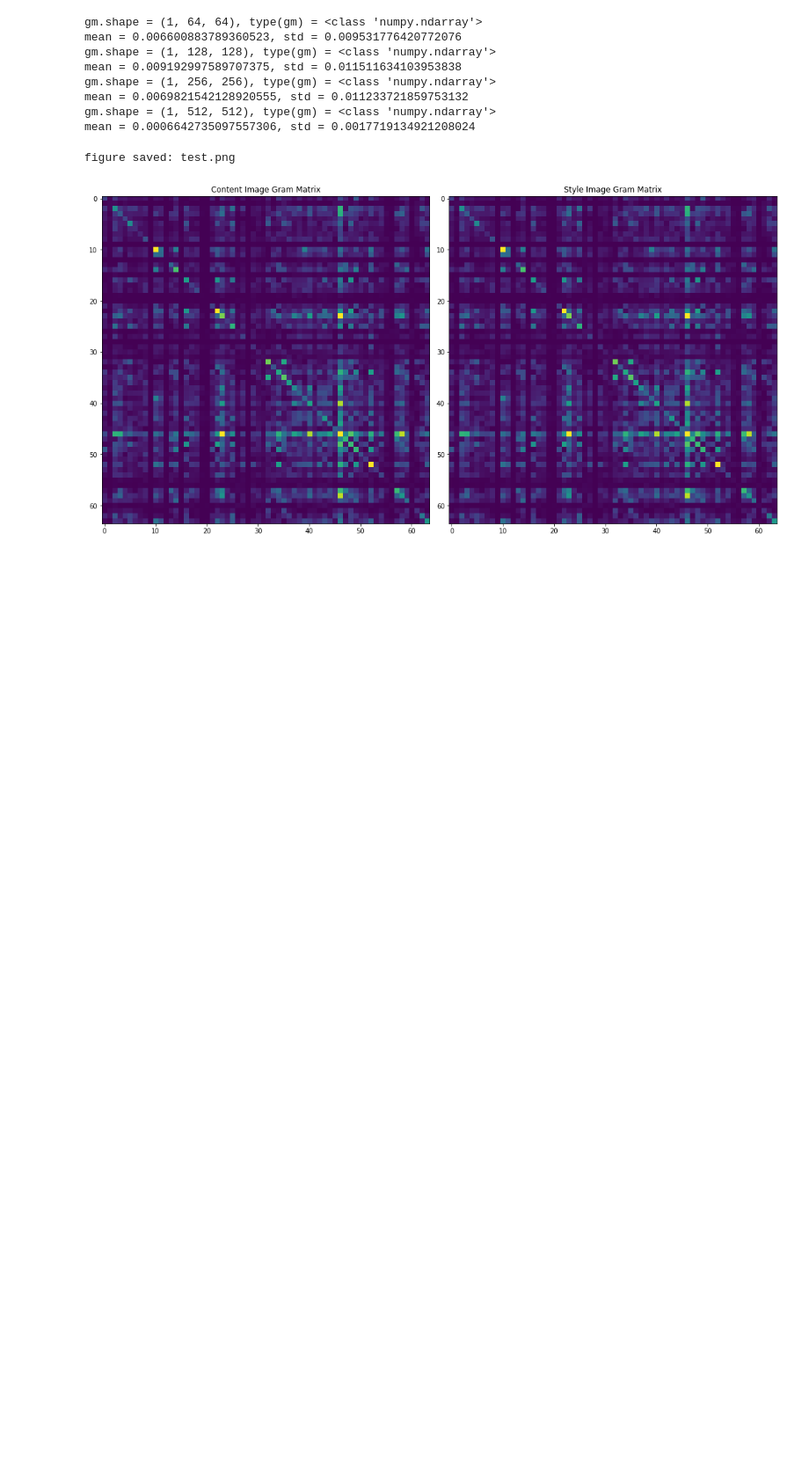
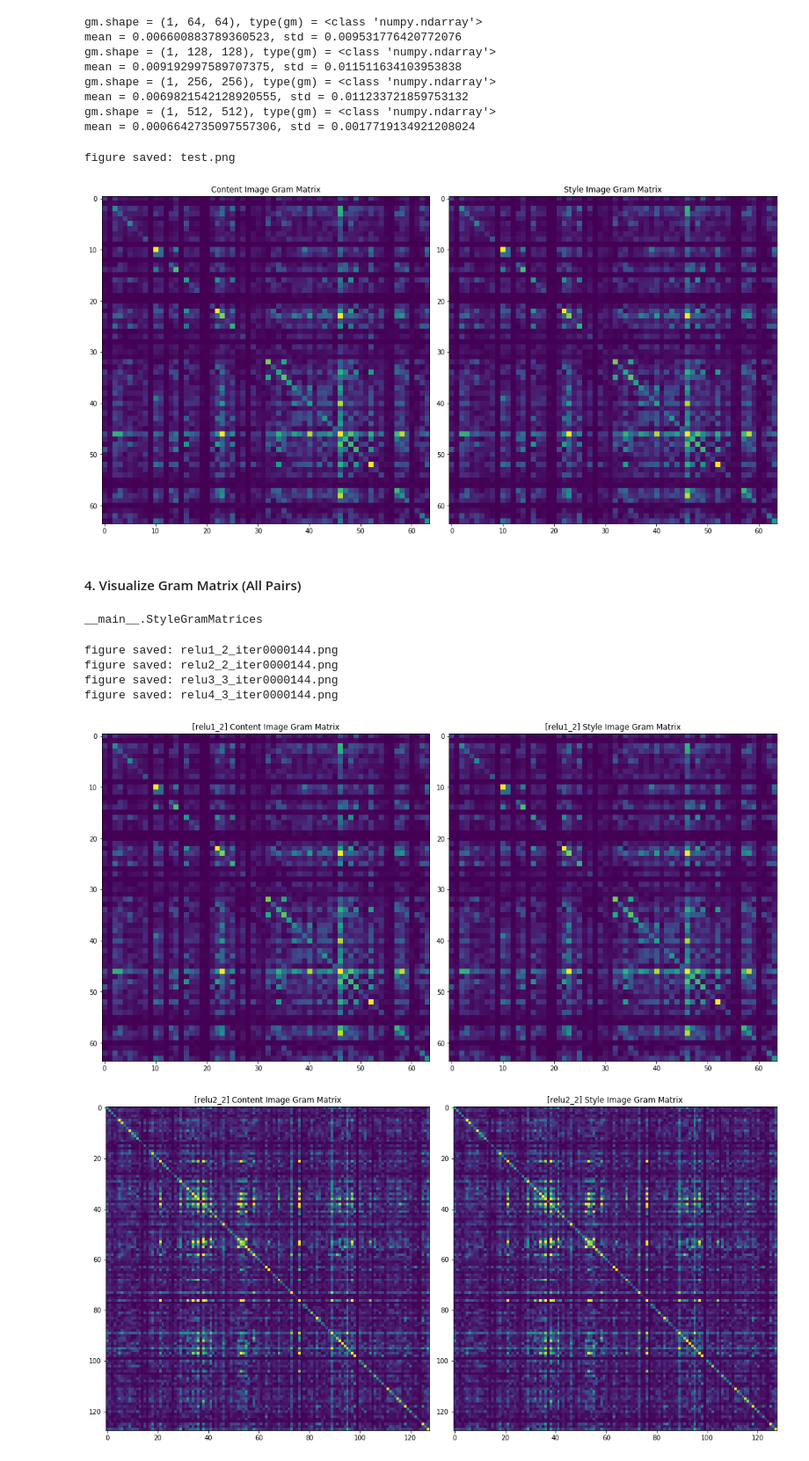
Before and after one commit to riven314/PerceptualLoss-FastAI, a Jupyter notebook: ipynb/visualize_gram_matrix.ipynb, the cells around one changed output. Shown at 88% size. Cells and saved outputs as stored; diff of their text form; code cells hidden in the pictures; blank space fills up the shorter version.

```diff
--- a/ipynb/visualize_gram_matrix.ipynb
+++ b/ipynb/visualize_gram_matrix.ipynb
@@ -107,3 +109,15 @@ plot_gram_matrix_pairs(np_gms[0], np_gms[0], fname = 'test.png')
 # %% [output]
 figure saved: test.png
 [figure]
+# %% [markdown]
+#### 4. Visualize Gram Matrix (All Pairs)
+# %%
+from collections import namedtuple
+
+gms_tup = namedtuple('StyleGramMatrices',
+                     ['relu1_2', 'relu2_2', 'relu3_3', 'relu4_3'])
+named_gms = gms_tup(*[gram_matrix(t) for t in hooks.stored])
+# %%
+type(named_gms)
+# %% [output]
+__main__.StyleGramMatrices
@@ -109,0 +126,9 @@ figure saved: test.png
+# %%
+plot_all_gram_matrices(named_gms, named_gms, 144)
+# %% [output]
+figure saved: relu1_2_iter0000144.png
+figure saved: relu2_2_iter0000144.png
+figure saved: relu3_3_iter0000144.png
+figure saved: relu4_3_iter0000144.png
+[figure, added]
+[figure, added]
```
Also changed, not shown: parts of 6 cells of this notebook, 15 other files.
